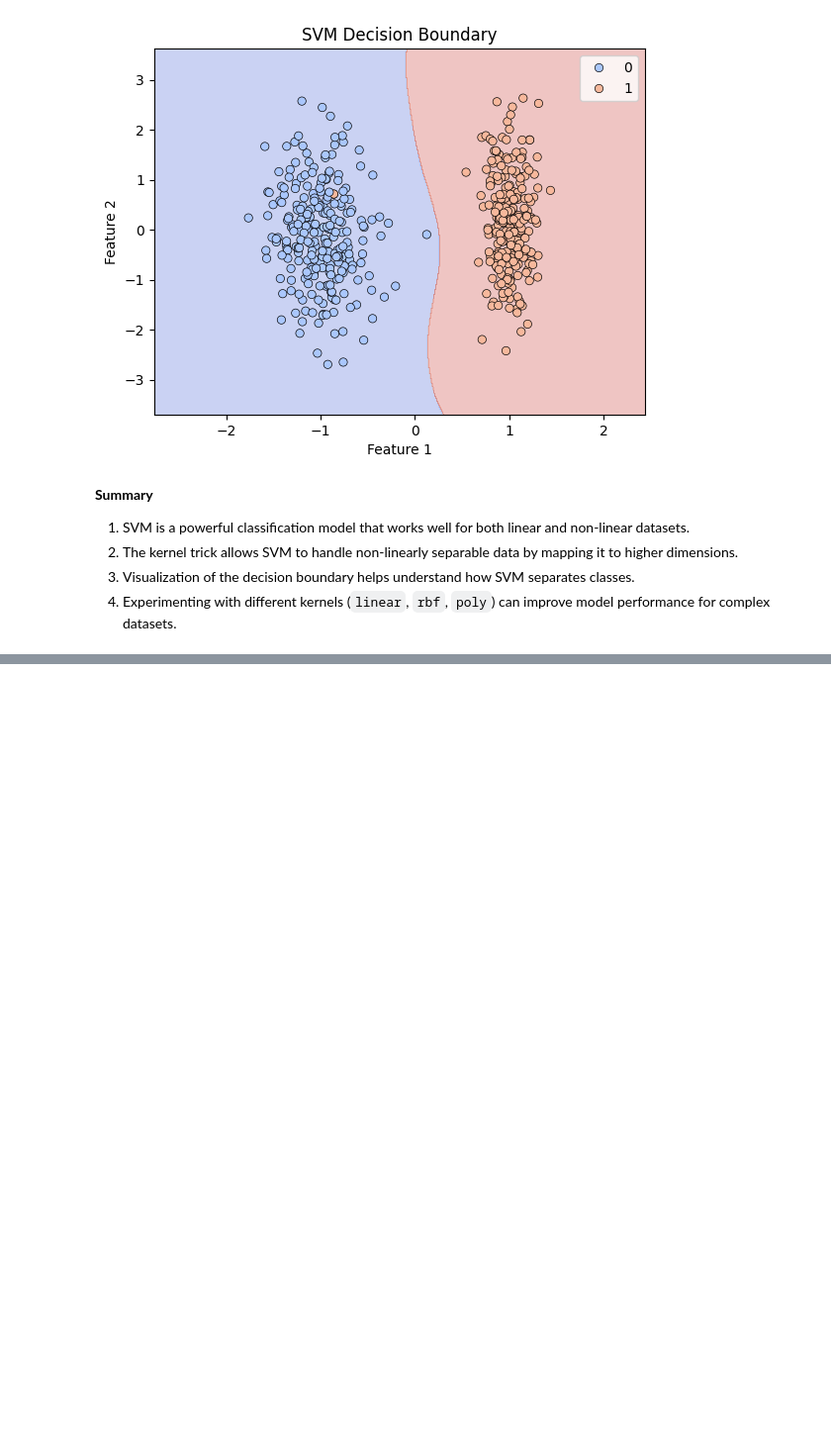
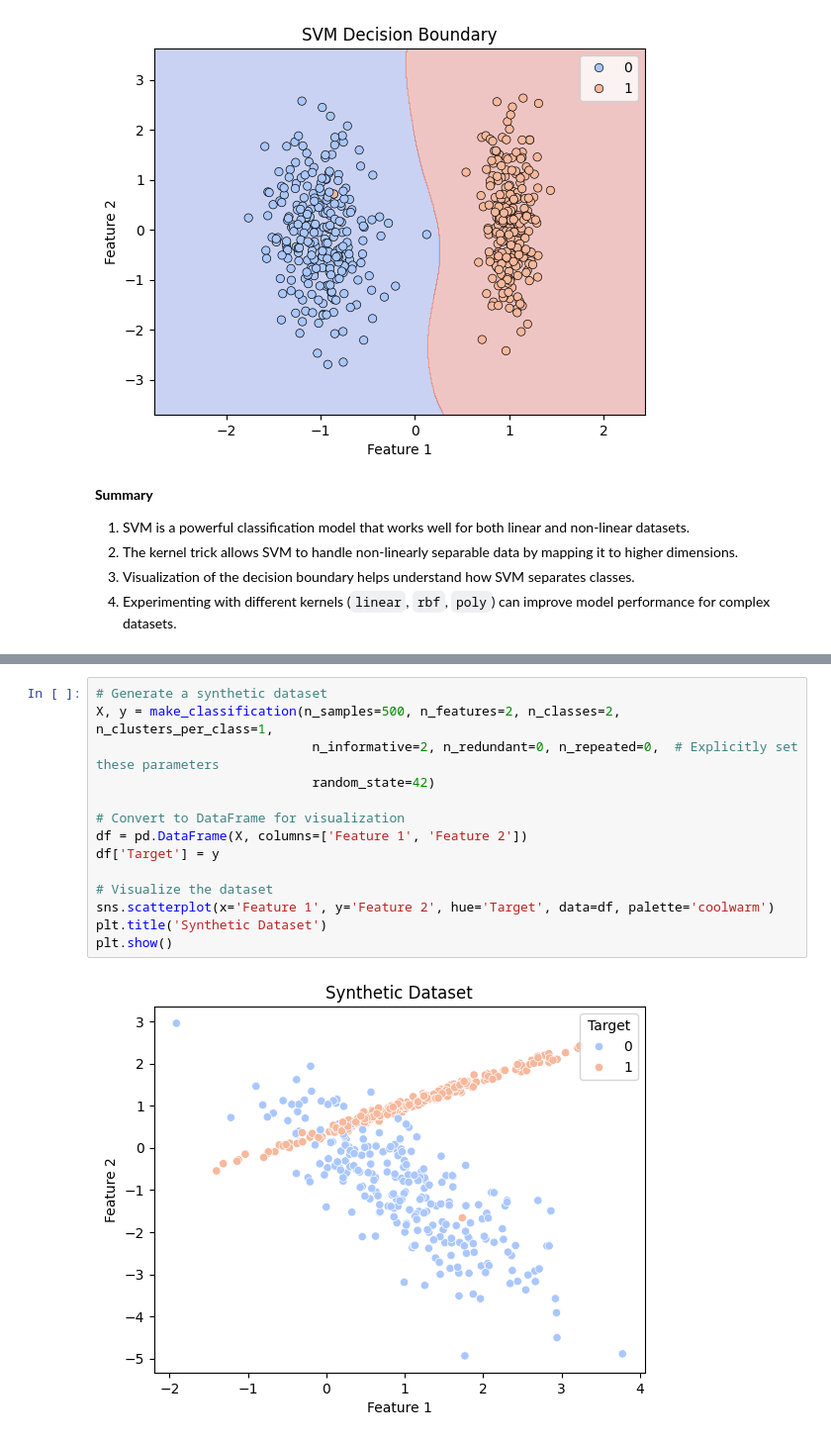
Before and after one commit to shivannadm/Data_Science_path, a Jupyter notebook: Lab_Exercise_05_Data_Science.ipynb, the cells around one changed output, grey strips where cells are left out. Shown at 99% size. Drawn from its saved outputs; the diff is of its cells as text; blank space fills up the shorter version.

```diff
--- a/Lab_Exercise_05_Data_Science.ipynb
+++ b/Lab_Exercise_05_Data_Science.ipynb
@@ -794,0 +815,16 @@ Accuracy with RBF Kernel: 1.0
+# %%
+# Generate a synthetic dataset
+X, y = make_classification(n_samples=500, n_features=2, n_classes=2, n_clusters_per_class=1,
+                            n_informative=2, n_redundant=0, n_repeated=0,  # Explicitly set these parameters
+                            random_state=42)
+
+# Convert to DataFrame for visualization
+df = pd.DataFrame(X, columns=['Feature 1', 'Feature 2'])
+df['Target'] = y
+
+# Visualize the dataset
+sns.scatterplot(x='Feature 1', y='Feature 2', hue='Target', data=df, palette='coolwarm')
+plt.title('Synthetic Dataset')
+plt.show()
+# %% [output]
+[figure, added]
```
Also changed, not shown: parts of 9 cells of this notebook.
